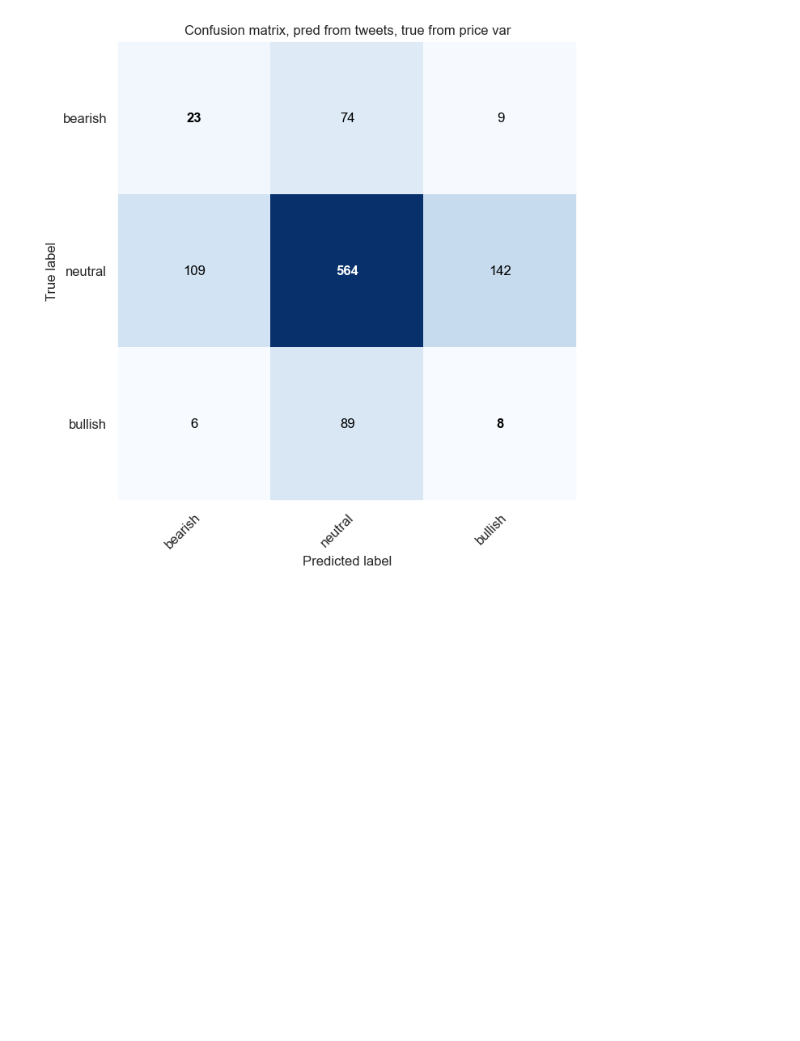
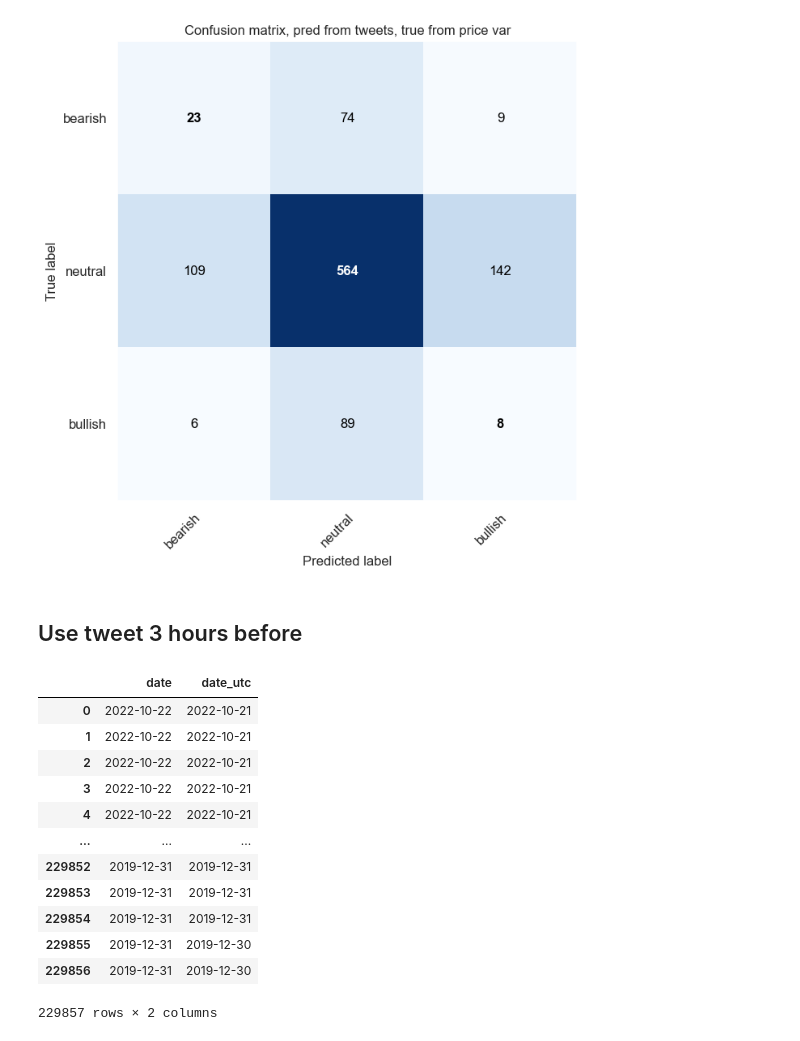
Before and after one commit to jeugregg/TokenSentiment, a Jupyter notebook: 01_data_exploration.ipynb, the cells around one changed output. Saved outputs shown, nothing was run; the diff lists cells and outputs as text; code cells hidden in the pictures; blank space fills up the shorter version.

```diff
--- a/01_data_exploration.ipynb
+++ b/01_data_exploration.ipynb
@@ -2056,3 +2056,21 @@ Confusion matrix, without normalization
  [109 564 142]
  [  6  89   8]]
 [figure]
+# %% [markdown]
+## Use tweet 3 hours before
+# %%
+df_tweets[["date", "date_utc"]]
+# %% [output]
+|  | date | date_utc |
+| 0 | 2022-10-22 | 2022-10-21 |
+| 1 | 2022-10-22 | 2022-10-21 |
+| 2 | 2022-10-22 | 2022-10-21 |
+| 3 | 2022-10-22 | 2022-10-21 |
+| 4 | 2022-10-22 | 2022-10-21 |
+| ... | ... | ... |
+| 229852 | 2019-12-31 | 2019-12-31 |
+| 229853 | 2019-12-31 | 2019-12-31 |
+| 229854 | 2019-12-31 | 2019-12-31 |
+| 229855 | 2019-12-31 | 2019-12-30 |
+| 229856 | 2019-12-31 | 2019-12-30 |
+229857 rows × 2 columns
```
Also changed, not shown: parts of 3 cells of this notebook.
